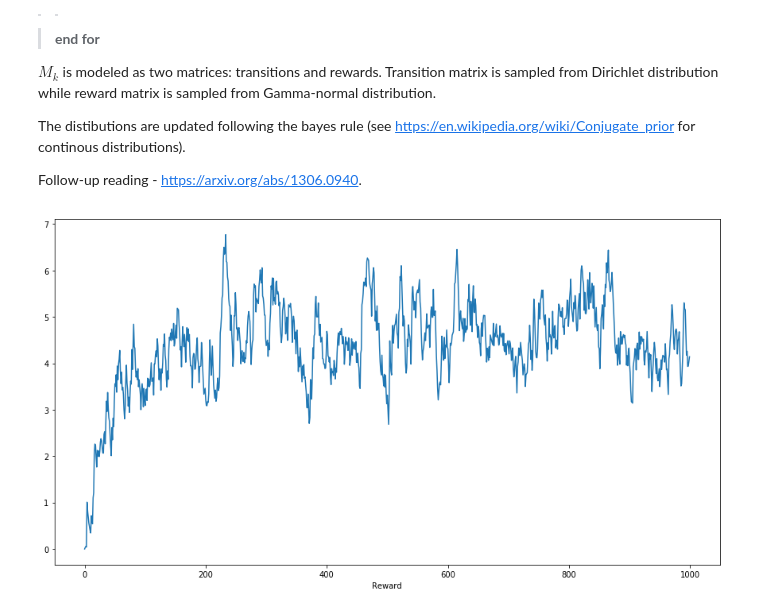
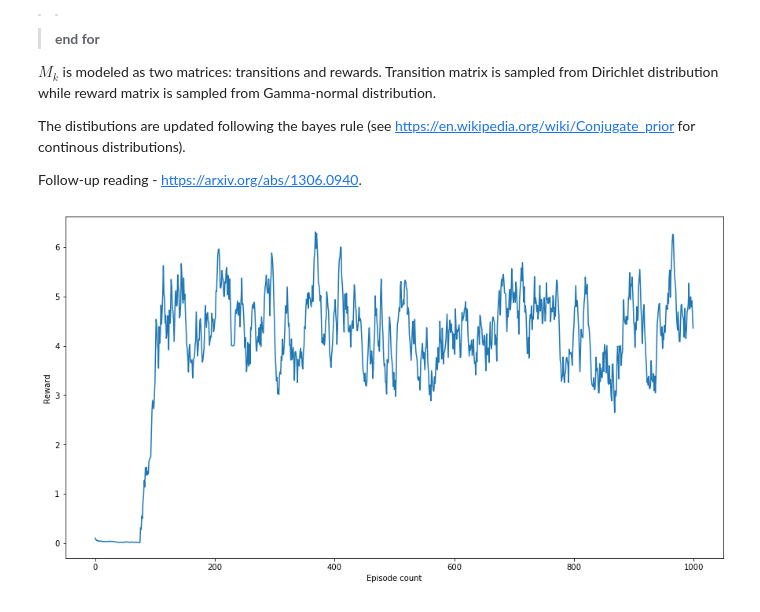
Before and after one commit to Gpoxolcku/DL_aut2019, a Jupyter notebook: HW/7/lab_bandits.ipynb, the cells around one changed output. Drawn from its saved outputs; the diff is of its cells as text; code cells hidden in the pictures.

```diff
--- a/HW/7/lab_bandits.ipynb
+++ b/HW/7/lab_bandits.ipynb
@@ -609,8 +614,16 @@ class PsrlAgent:
 
     def _value_iteration(self, transitions, rewards):
         ... # YOUR CODE GOES HERE
-        state_values = < Find action values with value iteration >
-        return state_values
+        state_values = np.zeros((self._n_states, 1))
+        gamma = 1
+        for i in range(self._horizon):
+            # rewards: [state, action]
+            # transition: [from, to, action]
+            bellman = rewards + gamma * state_values
+            e = transitions * bellman[None, :, :]
+            state_values = np.max(np.sum(e, axis=1), axis=1, keepdims=True)
+            # print("sv", state_values.shape)
+        return state_values.T
 
     def start_episode(self):
         # sample new  mdp
@@ -632,25 +645,38 @@ class PsrlAgent:
                          self._current_value_function.dot(self._sampled_transitions[state]))
 
     def update(self, state, action, reward, next_state):
-        ... # YOUR CODE GOES HERE
         # update rules - https://en.wikipedia.org/wiki/Conjugate_prior
+        self._transition_counts[state, next_state, action] += 1
+        # [n_states, n_actions]
+        mu = self._mu_matrix[next_state, action]
+        cnt = self._state_action_counts[next_state, action]
+        self._mu_matrix[next_state, action] = (mu * cnt + reward) / (cnt + 1)
+        self._state_action_counts[next_state, action] += 1
+        self._alpha_matrix[next_state, action] += 0.5
+        # s = (self._mu_matrix[next_state, action] - reward) ** 2
+        s = 0
+        self._beta_matrix[next_state, action] += \
+            0.5 * (s + cnt * (mu - reward) ** 2 / (cnt + 1))
 
     def get_q_matrix(self):
-        return self._sampled_rewards + self._current_value_function.dot(self._sampled_transitions)
+        q = self._sampled_rewards + self._current_value_function.dot(self._sampled_transitions)
+        # print(q.shape)
+        return q[0]
 # %%
 horizon = 20
 env = RiverSwimEnv(max_steps=horizon)
 agent = PsrlAgent(env.n_states, env.n_actions, horizon=horizon)
 rews = train_mdp_agent(agent, env, 1000)
 
 plt.figure(figsize=(15, 8))
-plt.plot(pandas.ewma(np.array(rews), alpha=0.1))
+plt.plot(pd.Series(np.array(rews)).ewm(alpha=.1).mean())
+# plt.plot(pd.ewma(np.array(rews), alpha=0.1))
 
 plt.xlabel("Episode count")
 plt.ylabel("Reward")
 plt.show()
 # %% [output]
-[figure, old version]
+[figure, new version]
 # %%
 plot_policy(agent)
 # %% [output]
```
Also changed, not shown: parts of 7 cells of this notebook.
